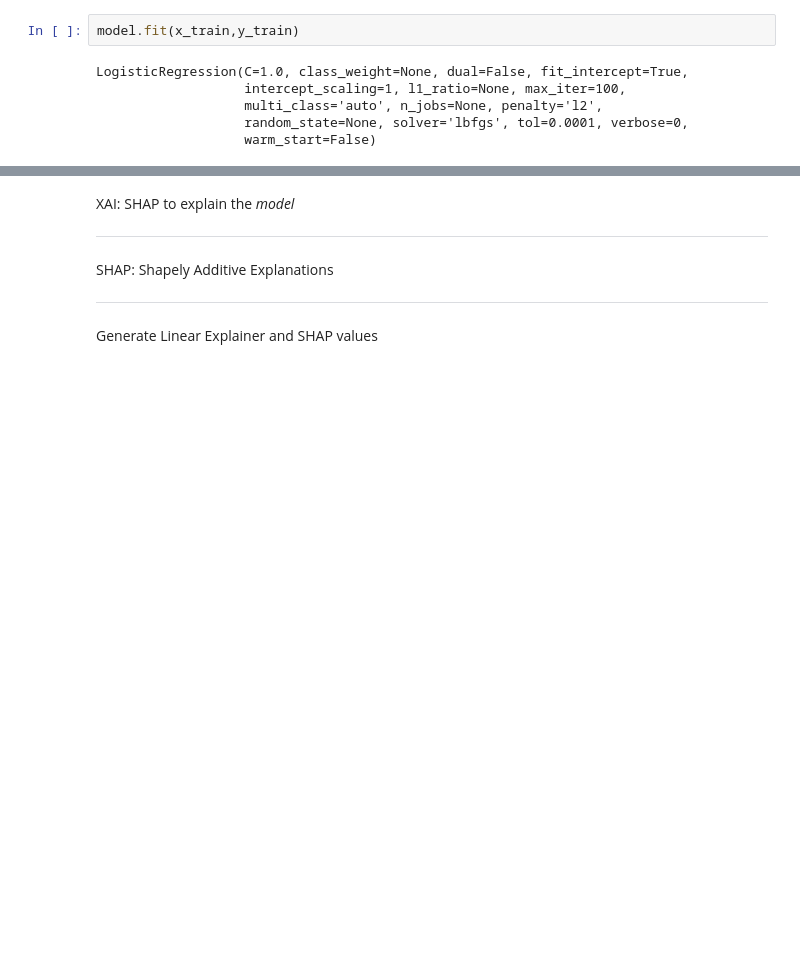
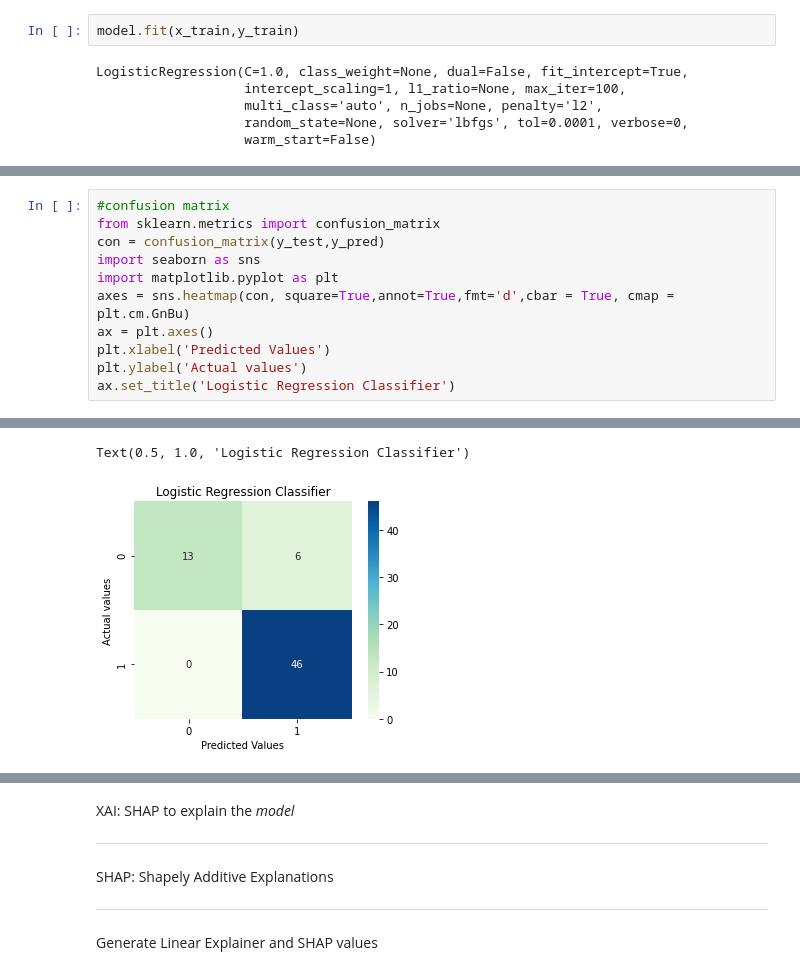
Before and after one commit to GyanendraChaubey/Explainable-AI-Explaining-Black-box-of-Machine-Learning-Models-in-Thyroid-Disease-Prediction, a Jupyter notebook: XAI_ThyroidDiseasePrediction_LogisticRegression.ipynb, the cells around one changed output, grey strips where cells are left out. Cells and saved outputs as stored; diff of their text form; blank space fills up the shorter version.

```diff
--- a/XAI_ThyroidDiseasePrediction_LogisticRegression.ipynb
+++ b/XAI_ThyroidDiseasePrediction_LogisticRegression.ipynb
@@ -177,0 +176,12 @@ Misclassification: 8.00%
+# %%
+#confusion matrix
+from sklearn.metrics import confusion_matrix
+con = confusion_matrix(y_test,y_pred)
+import seaborn as sns
+import matplotlib.pyplot as plt
+axes = sns.heatmap(con, square=True,annot=True,fmt='d',cbar = True, cmap = plt.cm.GnBu)
+ax = plt.axes()
+plt.xlabel('Predicted Values')
+plt.ylabel('Actual values')
+ax.set_title('Logistic Regression Classifier')
+# %% [output]
@@ -177,0 +189,2 @@ Misclassification: 8.00%
+Text(0.5, 1.0, 'Logistic Regression Classifier')
+[figure, added]
```
Also changed, not shown: parts of 35 cells of this notebook.
